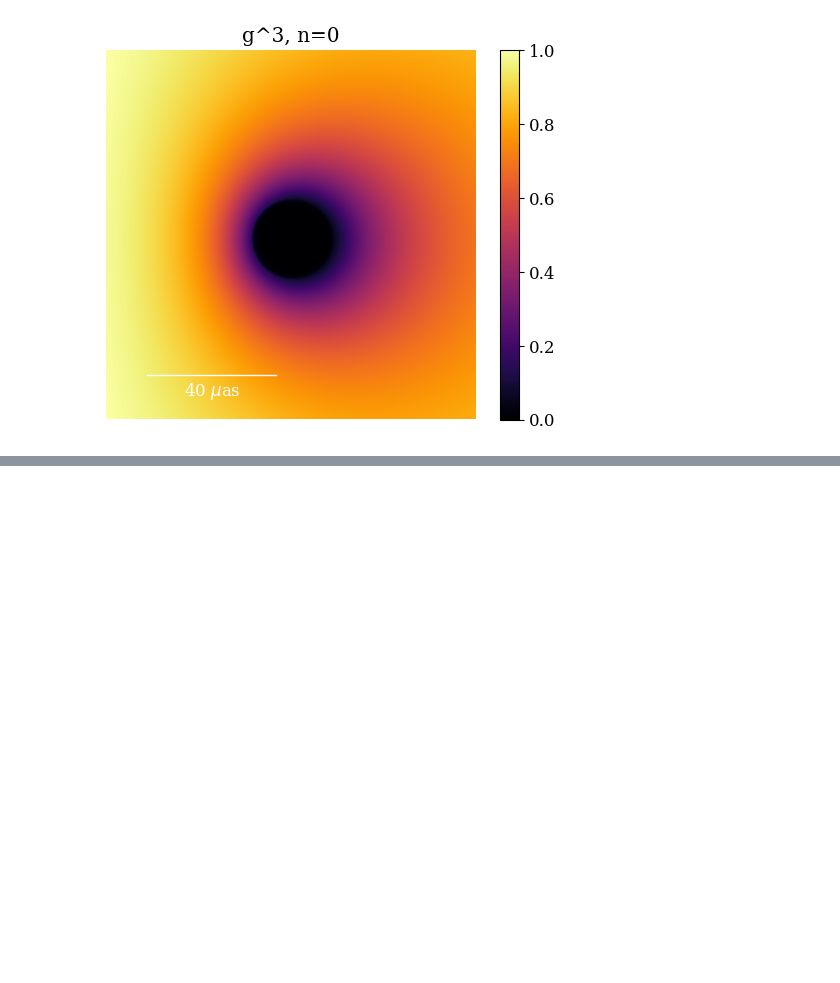
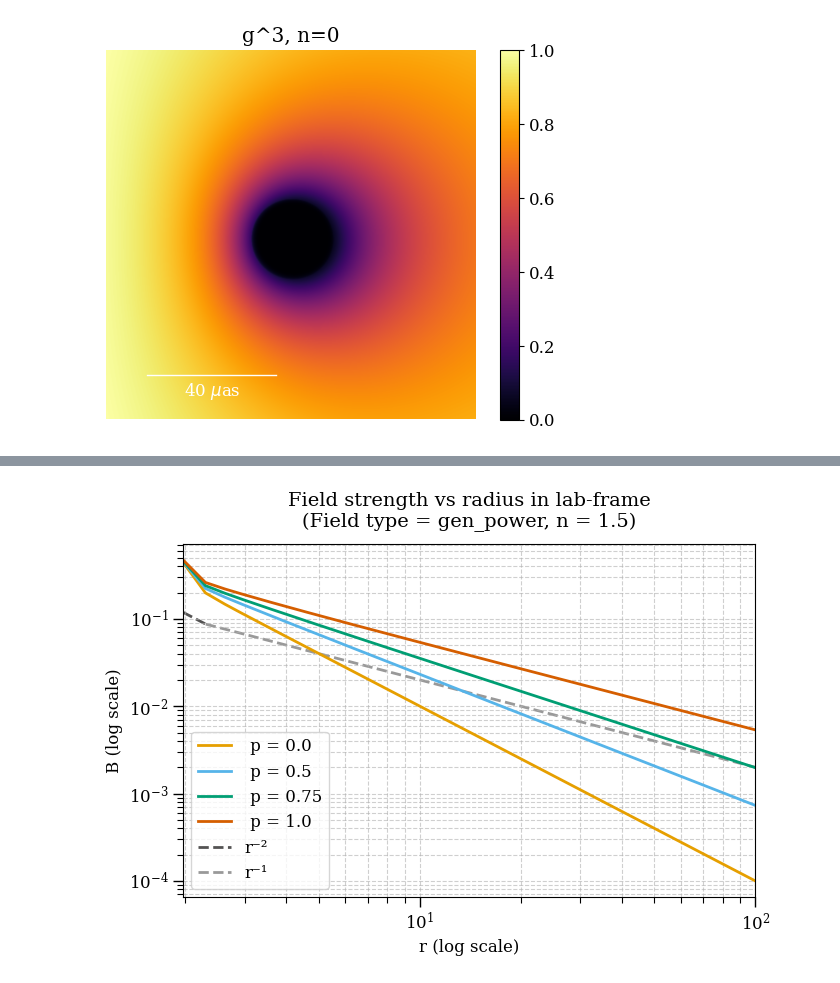
Before and after one commit to achael/kgeo, a Jupyter notebook: notebooks/equatorial_generate_images.ipynb, the cells around one changed output, grey strips where cells are left out. Saved outputs shown, nothing was run; the diff lists cells and outputs as text; code cells hidden in the pictures; blank space fills up the shorter version.

```diff
--- a/notebooks/equatorial_generate_images.ipynb
+++ b/notebooks/equatorial_generate_images.ipynb
@@ -574,0 +324,62 @@ if polarization:
+# %%
+p_vala = 0.0
+p_valb = 0.5
+p_valc = 0.75
+p_vald = 1.0
+
+bfield_plta = Bfield('gen_power', n_I=n_I, p_val=p_vala, isAbove = True)
+bfield_pltb = Bfield('gen_power', n_I=n_I, p_val=p_valb, isAbove = True)
+bfield_pltc = Bfield('gen_power', n_I=n_I, p_val=p_valc, isAbove = True)
+bfield_pltd = Bfield('gen_power', n_I=n_I, p_val=p_vald, isAbove = True)
+
+B1a, B2a, B3a = bfield_plta.bfield_lab(a_plt, r_plt, th=np.pi/2)
+Ba = np.sqrt(B1a**2 + B2a**2 + B3a**2)
+
+B1b, B2b, B3b = bfield_pltb.bfield_lab(a_plt, r_plt, th=np.pi/2)
+Bb = np.sqrt(B1b**2 + B2b**2 + B3b**2)
+
+B1c, B2c, B3c = bfield_pltc.bfield_lab(a_plt, r_plt, th=np.pi/2)
+Bc = np.sqrt(B1c**2 + B2c**2 + B3c**2)
+
+B1d, B2d, B3d = bfield_pltd.bfield_lab(a_plt, r_plt, th=np.pi/2)
+Bd = np.sqrt(B1d**2 + B2d**2 + B3d**2)
+
+fig, ax = plt.subplots(figsize=(7, 5))
+
+ax.loglog(r_plt, Ba, linewidth=2, color="#E69F00", label=f" p = {p_vala}")
+ax.loglog(r_plt, Bb, linewidth=2, color="#56B4E9", label=f" p = {p_valb}")
+ax.loglog(r_plt, Bc, linewidth=2, color="#009E73", label=f" p = {p_valc}")
+ax.loglog(r_plt, Bd, linewidth=2, color="#D55E00", label=f" p = {p_vald}")
+
+rmin1, rmax1 = 2.15, np.max(r_plt)
+rmin2, rmax2 = 0, 2.15
+b = r_plt[0]**-1 - r_plt[0]**-2
+r_join = 2.3
+xmin = float(np.min(r_plt))
+xmax = float(np.max(r_plt))
+ax.set_xlim(xmin, xmax)
+y0 = 0.2*(1.0/r_join)
+C1 = y0 * r_join
+C2 = y0 * r_join**2
+lo_stop = min(r_join, xmax)
+if lo_stop > xmin:
+    r_lo = np.logspace(np.log10(xmin), np.log10(lo_stop), 256)
+    ax.loglog(r_lo, C2*r_lo**-2, ls="--", lw=2, color="#545353", label="r⁻²", zorder=1)
+hi_start = max(r_join, xmin)
+if hi_start < xmax:
+    r_hi = np.logspace(np.log10(hi_start), np.log10(xmax), 256)
+    ax.loglog(r_hi, C1*r_hi**-1, ls="--", lw=2, color="#999999", label="r⁻¹", zorder=1)
+
+ax.set_title(rf"Field strength vs radius in lab-frame\n(Field type = {getattr(bfield_plta, "fieldtype", "")},$n_I$ = {n_I})", fontsize=14, pad=12)
+ax.set_xlabel("r (log scale)", fontsize=12)
+ax.set_ylabel("B (log scale)", fontsize=12)
+ax.grid(True, which="both", linestyle="--", alpha=0.6)
+ax.tick_params(axis="both", which="major", length=7, width=1)
+ax.tick_params(axis="both", which="minor", length=4, width=0.8)
+ax.legend()
+fig.tight_layout()
+if save_image:
+    plt.savefig(os.path.join(save_dir, f"bvsr_lab_n{n_I}.png"))
+plt.show()
+# %% [output]
+[figure, added]
```
Also changed, not shown: parts of 25 cells of this notebook.
